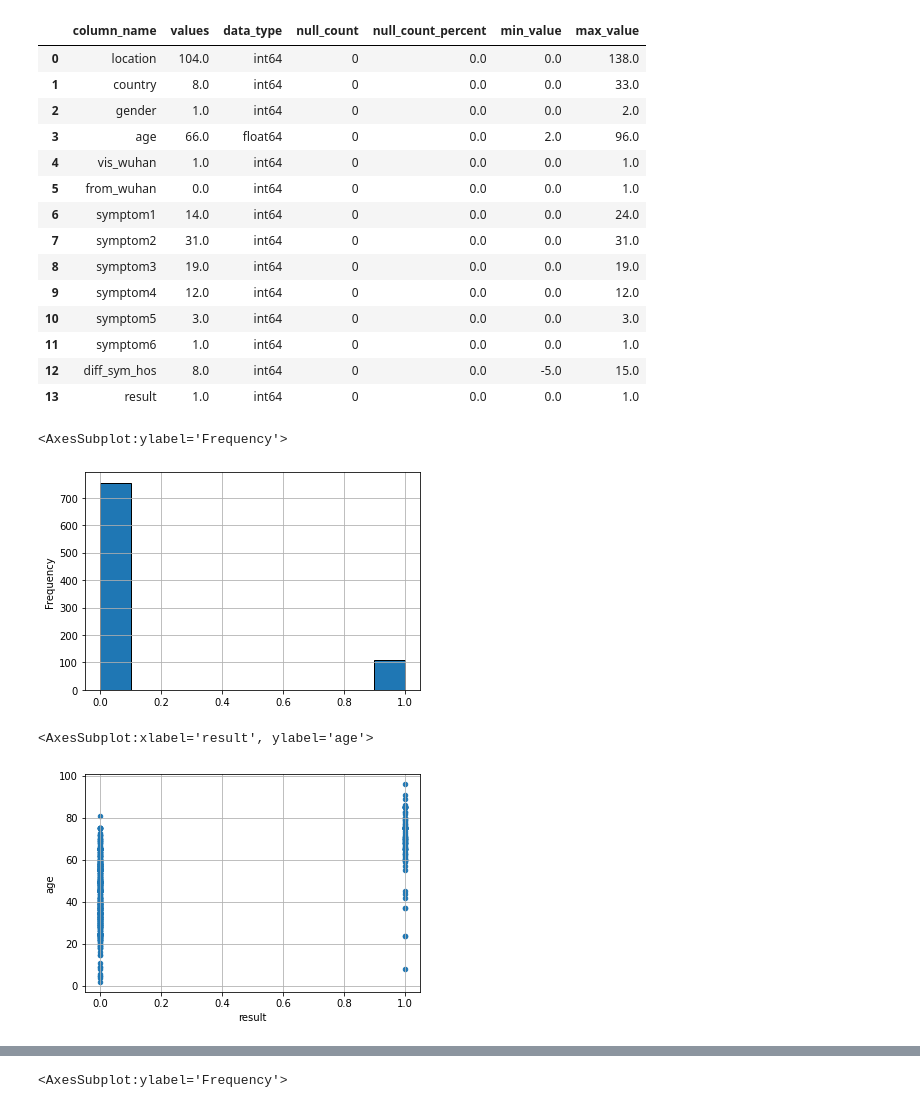
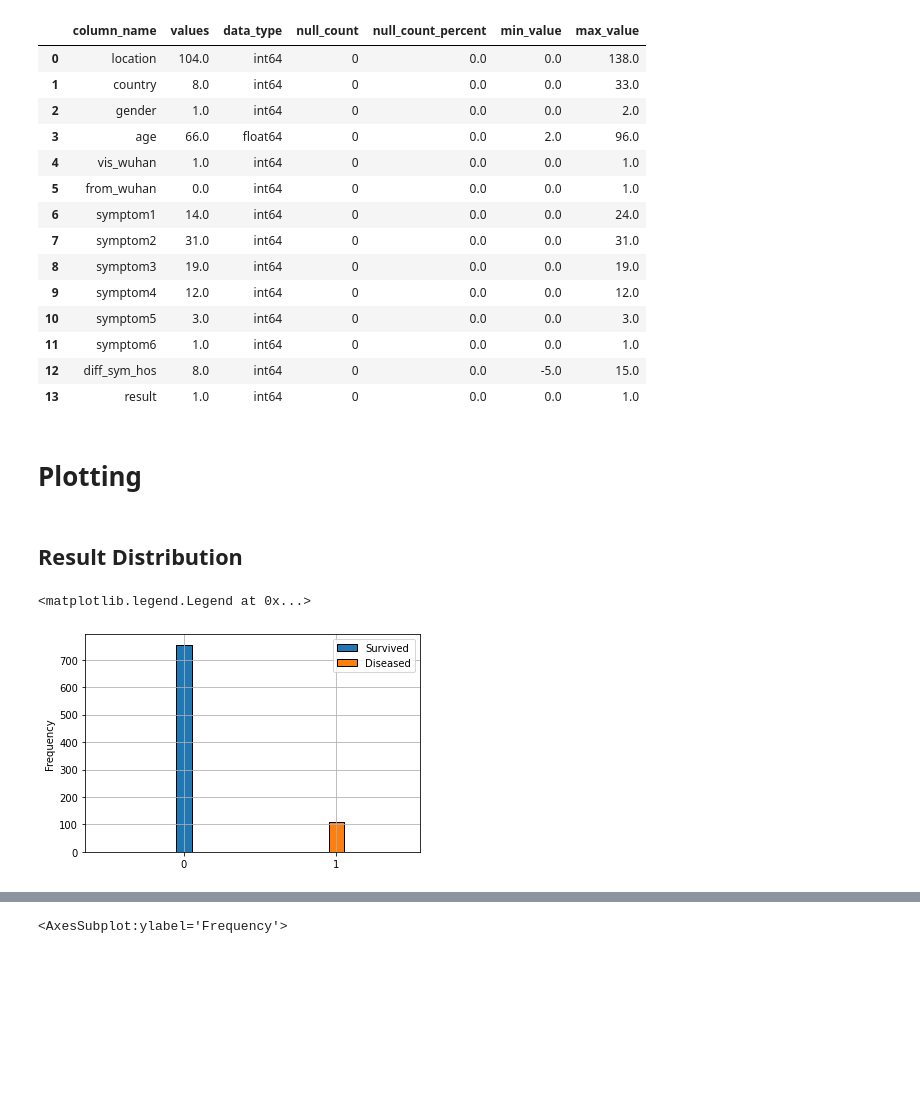
Before and after one commit to KAYounes/AIProject_Covid, a Jupyter notebook: code/Data Exploration.ipynb, the cells around one changed output, grey strips where cells are left out. Cells and saved outputs as stored; diff of their text form; code cells hidden in the pictures; blank space fills up the shorter version.

```diff
--- a/code/Data Exploration.ipynb
+++ b/code/Data Exploration.ipynb
@@ -54,14 +60,16 @@ Shape : (863, 14)
 | 11 | symptom6 | 1.0 | int64 | 0 | 0.0 | 0.0 | 1.0 |
 | 12 | diff_sym_hos | 8.0 | int64 | 0 | 0.0 | -5.0 | 15.0 |
 | 13 | result | 1.0 | int64 | 0 | 0.0 | 0.0 | 1.0 |
-# %%
-df['result'].plot(kind='hist', edgecolor='k', grid=True)
-# %% [output]
-<AxesSubplot:ylabel='Frequency'>
-[figure, removed]
-# %%
-df.plot(x = 'result', y = 'age', kind='scatter', grid=True)
-# %% [output]
-<AxesSubplot:xlabel='result', ylabel='age'>
-[figure, removed]
+# %% [markdown]
+# Plotting
+# %% [markdown]
+## Result Distribution
+# %%
+df[df['result'] == 0]['result'].plot(kind='hist', edgecolor='k', grid=True, align='left', label='Survived')
+df[df['result'] == 1]['result'].plot(kind='hist', edgecolor='k', grid=True, align='left', label='Diseased')
+plt.xticks([0, 1])
+plt.legend()
+# %% [output]
+<matplotlib.legend.Legend at 0x...>
+[figure, added]
 # %%
```
Also changed, not shown: parts of 7 cells of this notebook.
